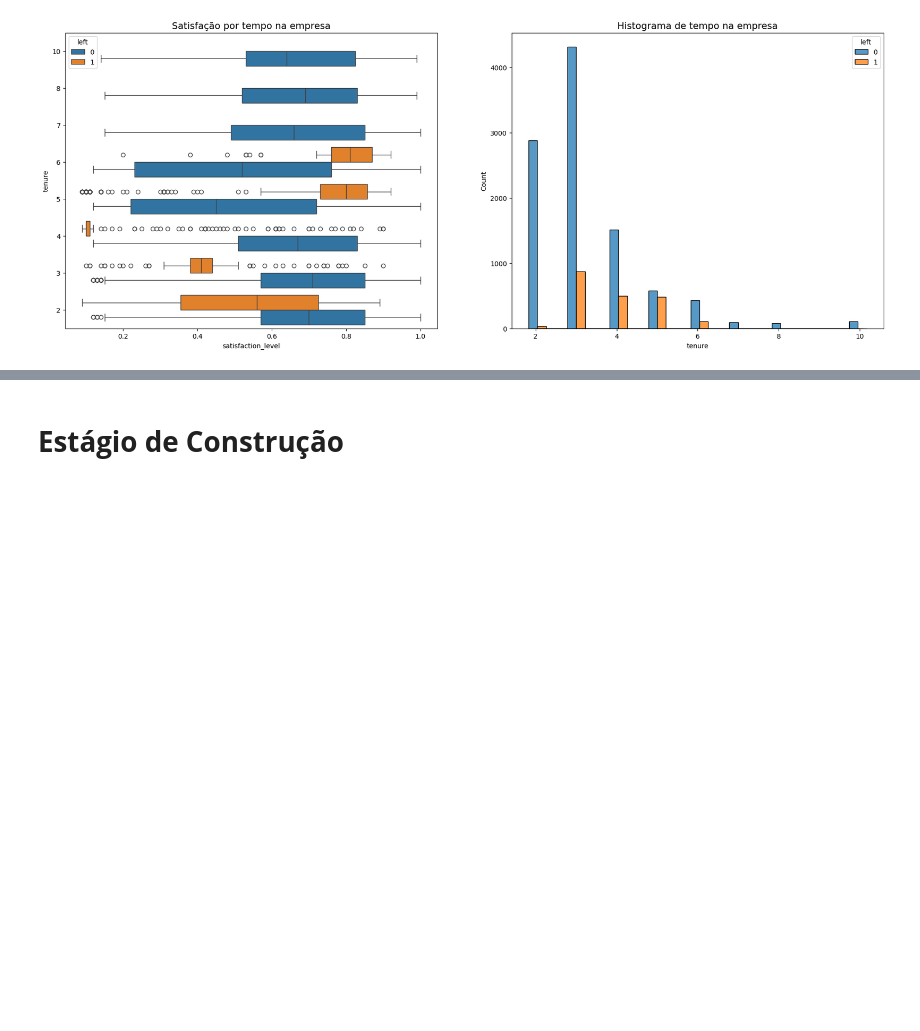
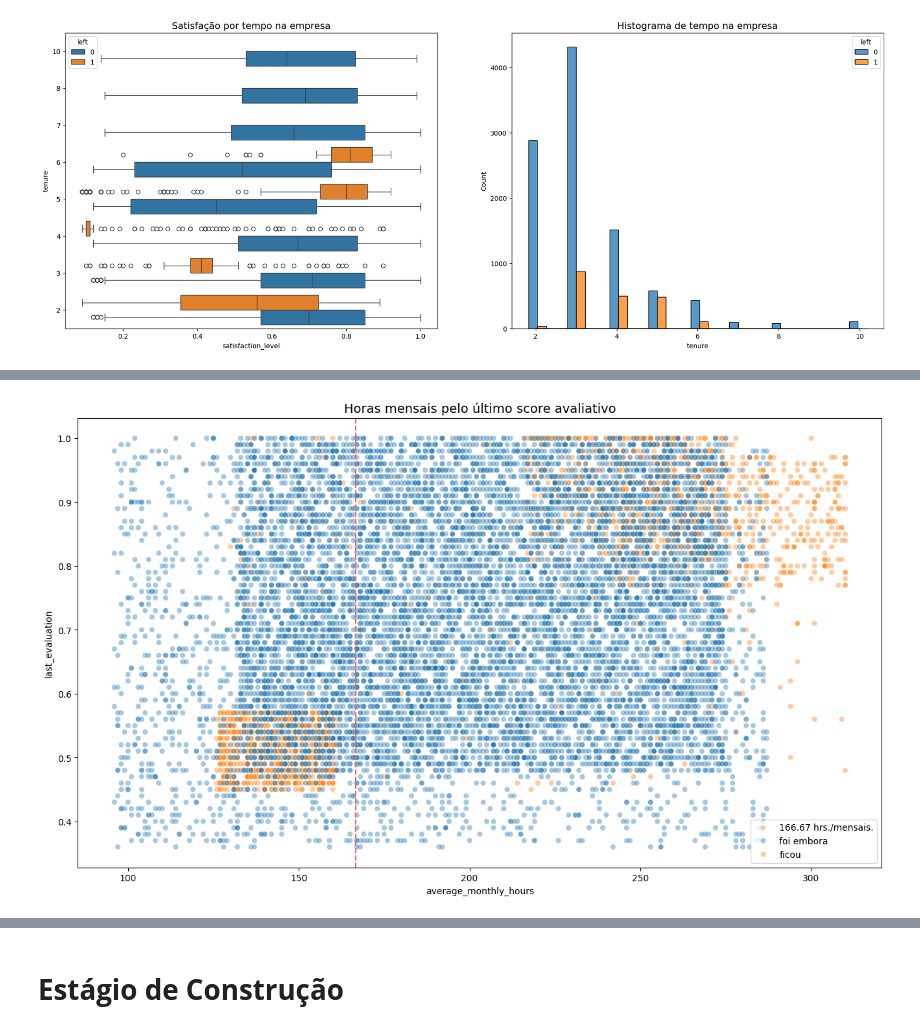
Before and after one commit to nogsposito/salifort-motors-retention-analysis, a Jupyter notebook: notebooks/Salifort_Motors_Capstone.ipynb, the cells around one changed output, grey strips where cells are left out. Cells and saved outputs as stored; diff of their text form; code cells hidden in the pictures; blank space fills up the shorter version.

```diff
--- a/notebooks/Salifort_Motors_Capstone.ipynb
+++ b/notebooks/Salifort_Motors_Capstone.ipynb
@@ -350,0 +388,8 @@ plt.show();
+# %%
+plt.figure(figsize=(16, 9))
+sns.scatterplot(data=df1, x='average_monthly_hours', y='last_evaluation', hue='left', alpha=0.4)
+plt.axvline(x=166.67, color='#ff6361', label='166.67 hrs./mensais.', ls='--')
+plt.legend(labels=['166.67 hrs./mensais.', 'foi embora', 'ficou'])
+plt.title('Horas mensais pelo último score avaliativo', fontsize='14');
+# %% [output]
+[figure, added]
```
Also changed, not shown: parts of 6 cells of this notebook.
